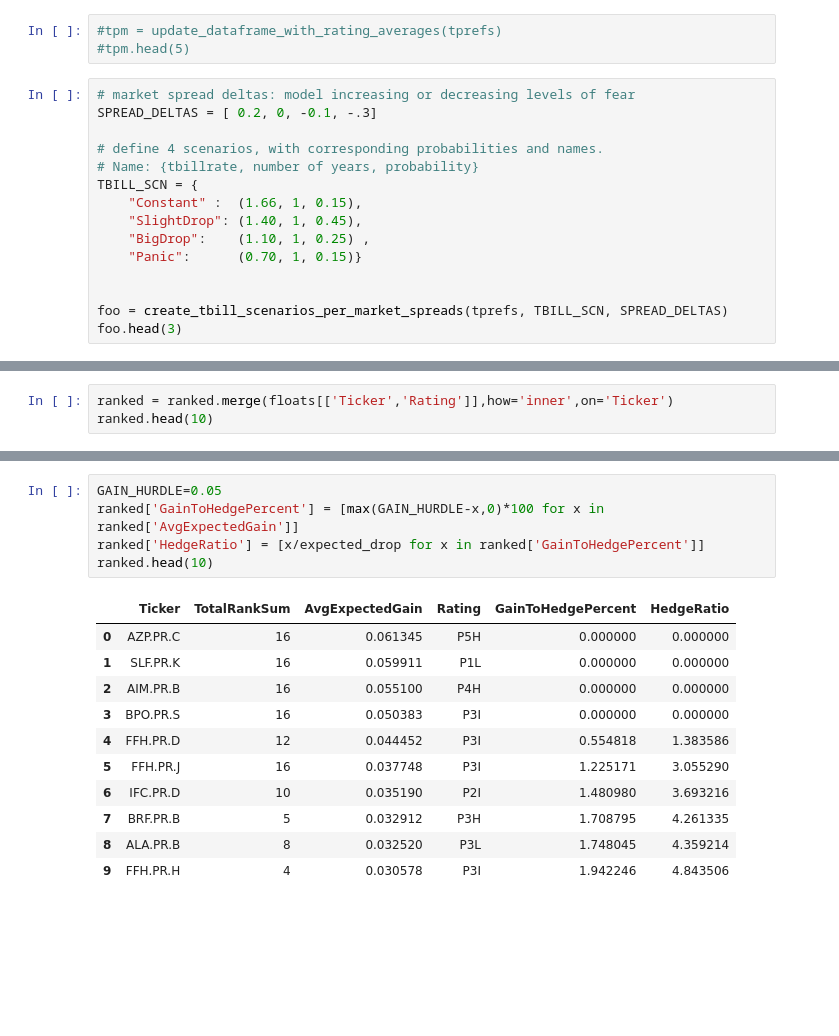
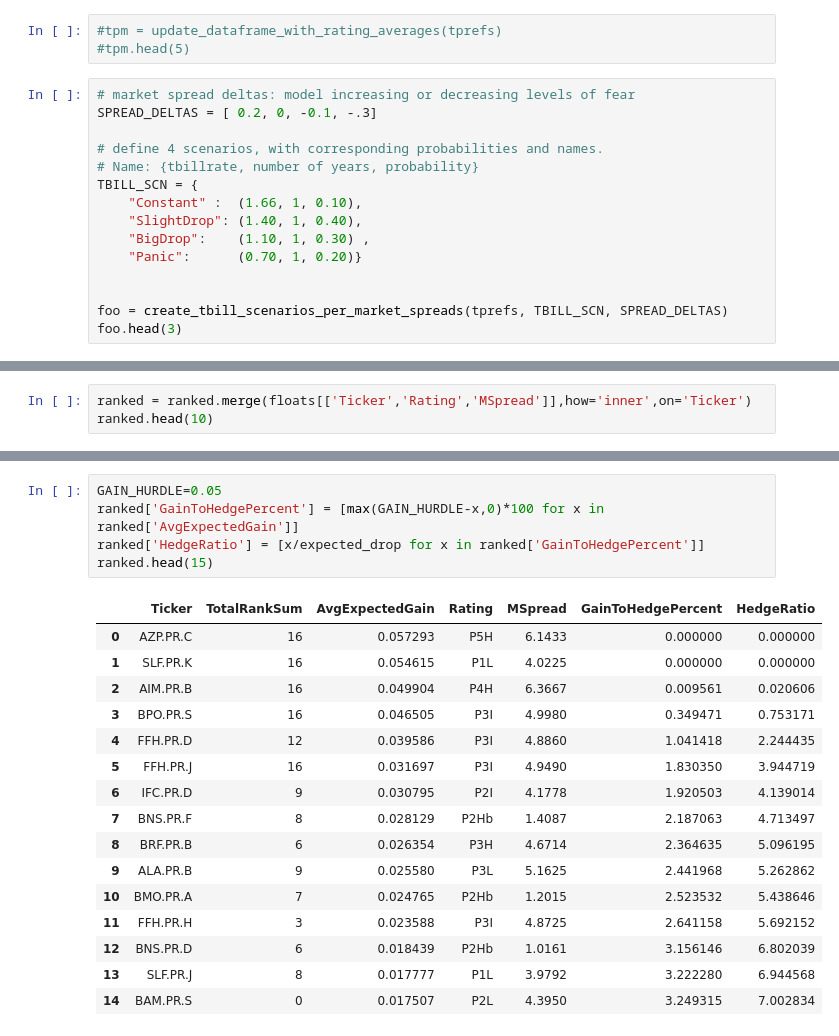
Before and after one commit to mishaba/canprefs, a Jupyter notebook: Prefhack.ipynb, the cells around one changed output, grey strips where cells are left out. Cells and saved outputs as stored; diff of their text form; blank space fills up the shorter version.

```diff
--- a/Prefhack.ipynb
+++ b/Prefhack.ipynb
@@ -40,10 +40,10 @@ SPREAD_DELTAS = [ 0.2, 0, -0.1, -.3]
 # define 4 scenarios, with corresponding probabilities and names.
 # Name: {tbillrate, number of years, probability}
 TBILL_SCN = {
-    "Constant" :  (1.66, 1, 0.15),
-    "SlightDrop": (1.40, 1, 0.45),
-    "BigDrop":    (1.10, 1, 0.25) ,
-    "Panic":      (0.70, 1, 0.15)}
+    "Constant" :  (1.66, 1, 0.10),
+    "SlightDrop": (1.40, 1, 0.40),
+    "BigDrop":    (1.10, 1, 0.30) ,
+    "Panic":      (0.70, 1, 0.20)}
 
 
 foo = create_tbill_scenarios_per_market_spreads(tprefs, TBILL_SCN, SPREAD_DELTAS)
@@ -65,4 +65,4 @@ ranked.head(3)
 # %%
-ranked = ranked.merge(floats[['Ticker','Rating']],how='inner',on='Ticker')
+ranked = ranked.merge(floats[['Ticker','Rating','MSpread']],how='inner',on='Ticker')
 ranked.head(10)
 # %% [output]
@@ -99,17 +99,22 @@ expected_drop
 # %%
 GAIN_HURDLE=0.05
 ranked['GainToHedgePercent'] = [max(GAIN_HURDLE-x,0)*100 for x in ranked['AvgExpectedGain']]
 ranked['HedgeRatio'] = [x/expected_drop for x in ranked['GainToHedgePercent']]
-ranked.head(10)
+ranked.head(15)
 # %% [output]
-|  | Ticker | TotalRankSum | AvgExpectedGain | Rating | GainToHedgePercent | HedgeRatio |
-| 0 | AZP.PR.C | 16 | 0.061345 | P5H | 0.000000 | 0.000000 |
-| 1 | SLF.PR.K | 16 | 0.059911 | P1L | 0.000000 | 0.000000 |
-| 2 | AIM.PR.B | 16 | 0.055100 | P4H | 0.000000 | 0.000000 |
-| 3 | BPO.PR.S | 16 | 0.050383 | P3I | 0.000000 | 0.000000 |
-| 4 | FFH.PR.D | 12 | 0.044452 | P3I | 0.554818 | 1.383586 |
-| 5 | FFH.PR.J | 16 | 0.037748 | P3I | 1.225171 | 3.055290 |
-| 6 | IFC.PR.D | 10 | 0.035190 | P2I | 1.480980 | 3.693216 |
-| 7 | BRF.PR.B | 5 | 0.032912 | P3H | 1.708795 | 4.261335 |
-| 8 | ALA.PR.B | 8 | 0.032520 | P3L | 1.748045 | 4.359214 |
-| 9 | FFH.PR.H | 4 | 0.030578 | P3I | 1.942246 | 4.843506 |
+|  | Ticker | TotalRankSum | AvgExpectedGain | Rating | MSpread | GainToHedgePercent | HedgeRatio |
+| 0 | AZP.PR.C | 16 | 0.057293 | P5H | 6.1433 | 0.000000 | 0.000000 |
+| 1 | SLF.PR.K | 16 | 0.054615 | P1L | 4.0225 | 0.000000 | 0.000000 |
+| 2 | AIM.PR.B | 16 | 0.049904 | P4H | 6.3667 | 0.009561 | 0.020606 |
+| 3 | BPO.PR.S | 16 | 0.046505 | P3I | 4.9980 | 0.349471 | 0.753171 |
+| 4 | FFH.PR.D | 12 | 0.039586 | P3I | 4.8860 | 1.041418 | 2.244435 |
+| 5 | FFH.PR.J | 16 | 0.031697 | P3I | 4.9490 | 1.830350 | 3.944719 |
+| 6 | IFC.PR.D | 9 | 0.030795 | P2I | 4.1778 | 1.920503 | 4.139014 |
+| 7 | BNS.PR.F | 8 | 0.028129 | P2Hb | 1.4087 | 2.187063 | 4.713497 |
+| 8 | BRF.PR.B | 6 | 0.026354 | P3H | 4.6714 | 2.364635 | 5.096195 |
+| 9 | ALA.PR.B | 9 | 0.025580 | P3L | 5.1625 | 2.441968 | 5.262862 |
+| 10 | BMO.PR.A | 7 | 0.024765 | P2Hb | 1.2015 | 2.523532 | 5.438646 |
+| 11 | FFH.PR.H | 3 | 0.023588 | P3I | 4.8725 | 2.641158 | 5.692152 |
+| 12 | BNS.PR.D | 6 | 0.018439 | P2Hb | 1.0161 | 3.156146 | 6.802039 |
+| 13 | SLF.PR.J | 8 | 0.017777 | P1L | 3.9792 | 3.222280 | 6.944568 |
+| 14 | BAM.PR.S | 0 | 0.017507 | P2L | 4.3950 | 3.249315 | 7.002834 |
```
Also changed, not shown: parts of 4 cells of this notebook, 4 other files.
